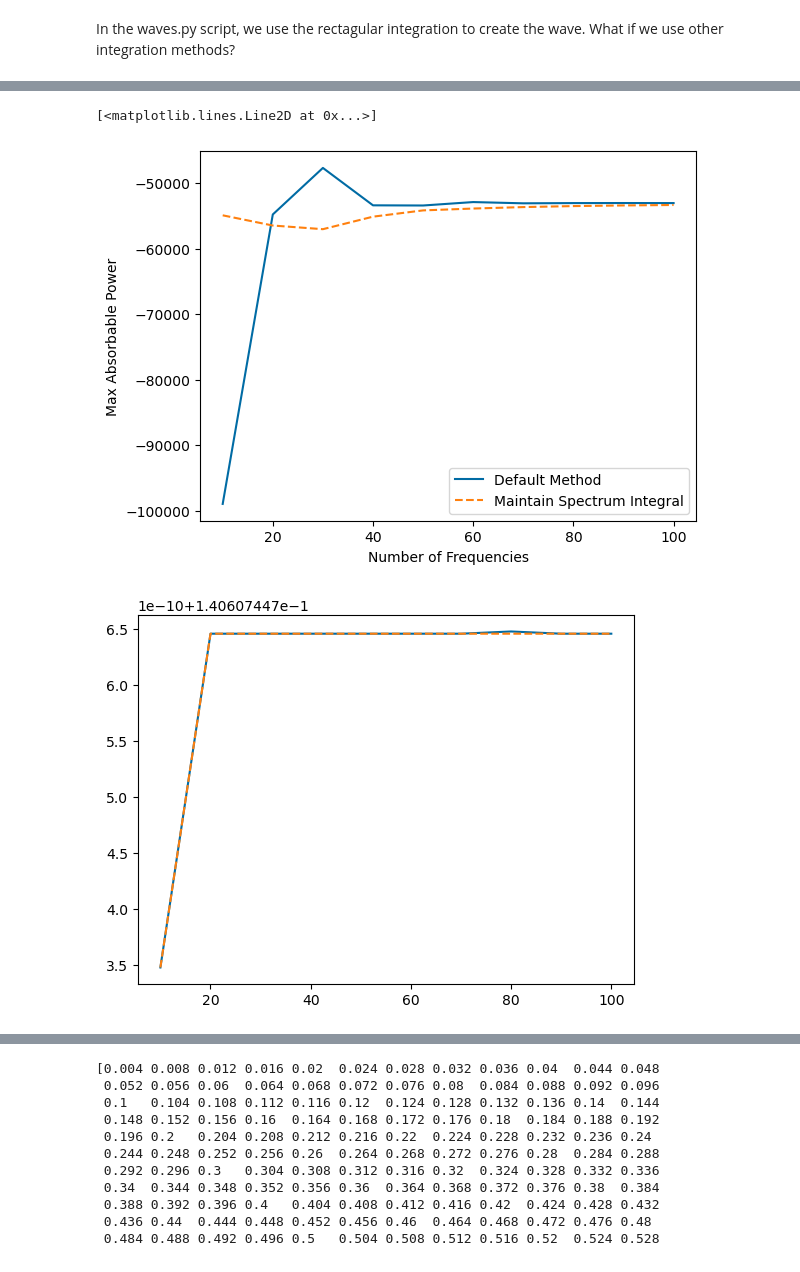
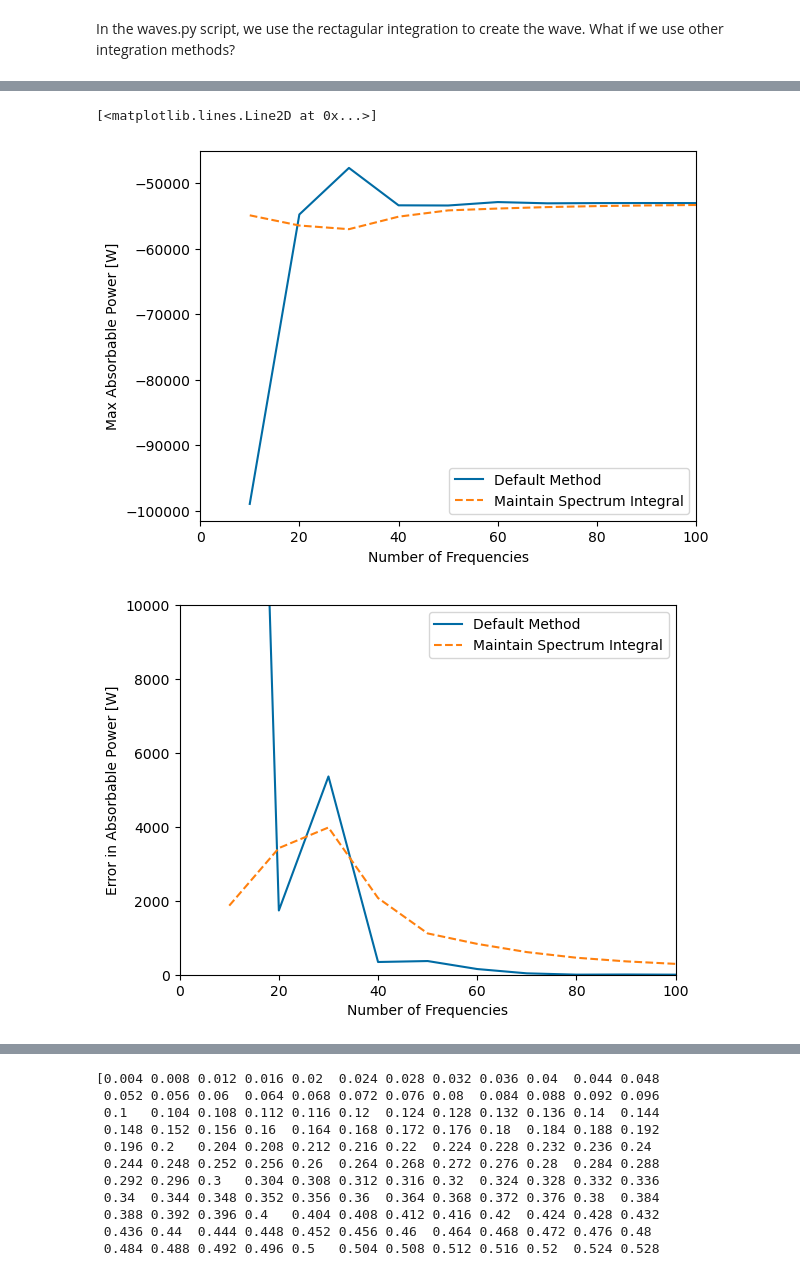
Before and after one commit to jtgrasb/WecOptTool, a Jupyter notebook: examples/test_integral.ipynb, the cells around one changed output, grey strips where cells are left out. Cells and saved outputs as stored; diff of their text form; code cells hidden in the pictures.

```diff
--- a/examples/test_integral.ipynb
+++ b/examples/test_integral.ipynb
@@ -13,8 +13,8 @@ import wecopttool as wot
 ## set colorblind-friendly colormap for plots
 plt.style.use('tableau-colorblind10')
 # %%
-nfreq = 10
-f1 = 2/nfreq
+nfreq = 20
+f1 = 1.875/nfreq
 
 freq = wot.frequency(f1, nfreq, False) # False -> no zero frequency
 
@@ -36,7 +36,7 @@ spec_vals = [spectrum_func(freq) for freq in freqs]
 plt.figure()
 plt.plot(freqs,spec_vals,label='10000 freqs')
 
-freqs = np.linspace(f1,2,nfreq)
+freqs = np.linspace(f1,1.875,nfreq)
 
 spec_vals = [spectrum_func(freq) for freq in freqs]
 plt.plot(freqs,spec_vals,'bo',label=f'{nfreq} freqs')
@@ -77,5 +77,9 @@ print(area_sum)
 
 print('Trapz with new method:')
 print(scipy.integrate.trapezoid(freq,amp))
+
+print(spec_vals[20])
+
+print(amp[20])
 # %% [output]
 Analytical Integral:
@@ -92,7 +98,7 @@ Trapz with new method:
 # %%
 # test my new method in terms of absorbable power
 
-nfreqs = np.linspace(10,100,10)
+nfreqs = np.linspace(10,400,40)
 Pmaxs = []
 
 Pspec = []
@@ -328,16 +280,29 @@ This warning appears because the largest panel of this mesh has radius 1.79e-01
 # %%
 plt.figure()
 plt.plot(nfreqs,Pmaxs,label='Default Method')
 plt.plot(nfreqs,Pmaxs_new,'--',label='Maintain Spectrum Integral')
 #plt.ylim([-54000, -52800])
-plt.ylabel('Max Absorbable Power')
+plt.xlim([0,100])
+plt.ylabel('Max Absorbable Power [W]')
 plt.xlabel('Number of Frequencies')
+plt.legend()
+
+error_default = abs(Pmaxs - Pmaxs[-1])
+error_new = abs(Pmaxs_new - Pmaxs[-1])
+
+plt.figure()
+plt.plot(nfreqs,error_default,label='Default Method')
+plt.plot(nfreqs,error_new,'--',label='Maintain Spectrum Integral')
+plt.ylabel('Error in Absorbable Power [W]')
+plt.xlabel('Number of Frequencies')
+plt.ylim([0, 10000])
+plt.xlim([0, 100])
 plt.legend()
 
 plt.figure()
 plt.plot(nfreqs,Pspec)
 plt.plot(nfreqs,Pareasum,'--')
 # %% [output]
 [<matplotlib.lines.Line2D at 0x...>]
-[figure, old version]
+[figure, new version]
-[figure, old version]
+[figure, new version]
```
Also changed, not shown: parts of 3 cells of this notebook, 14 other files.
